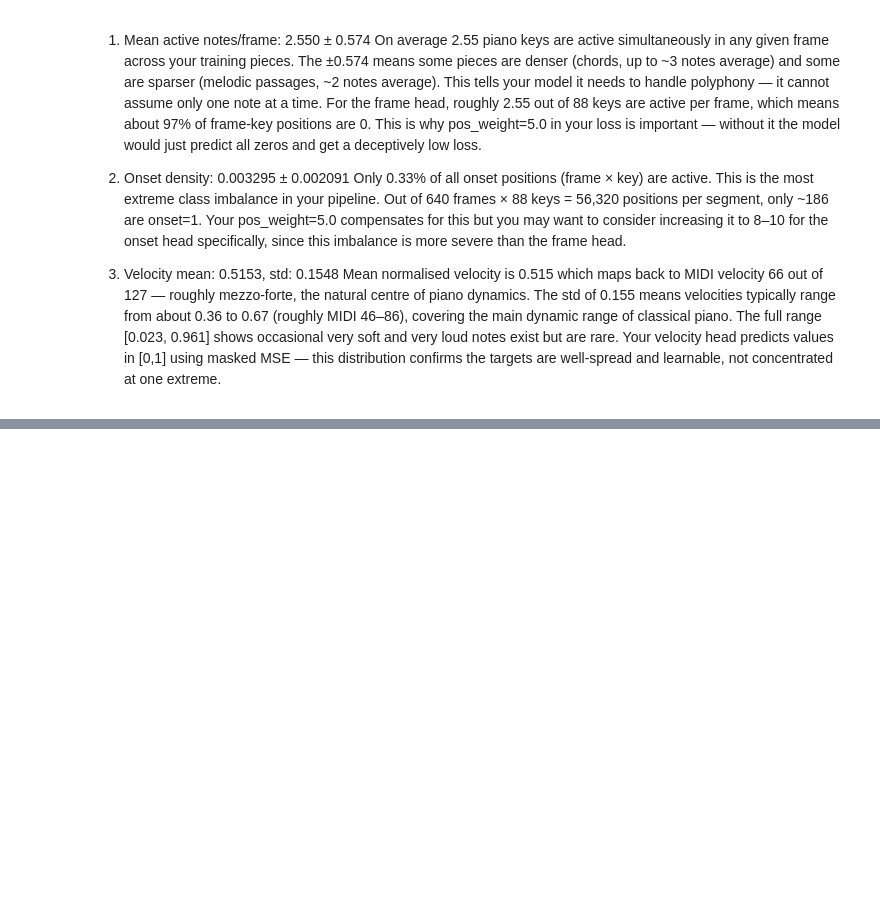
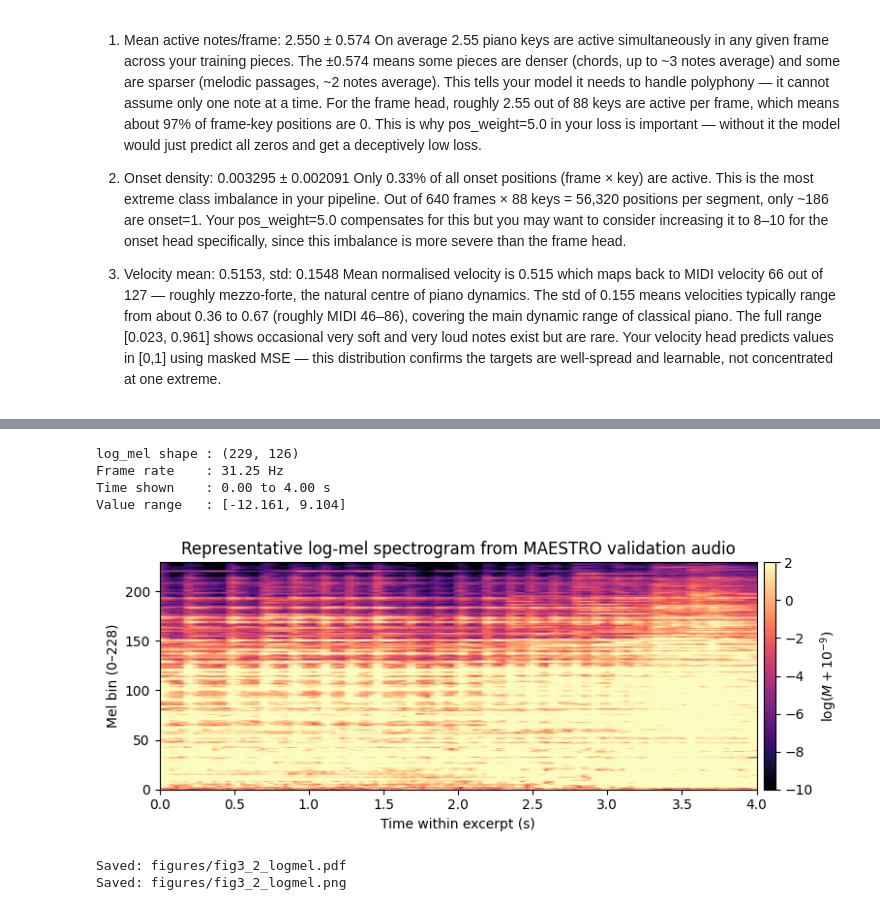
Before and after one commit to Mobinmo83/AMT_FYP, a Jupyter notebook: piano_amt/notebooks/data_exploring_verification.ipynb, the cells around one changed output, grey strips where cells are left out. Cells and saved outputs as stored; diff of their text form; code cells hidden in the pictures; blank space fills up the shorter version.

```diff
--- a/piano_amt/notebooks/data_exploring_verification.ipynb
+++ b/piano_amt/notebooks/data_exploring_verification.ipynb
@@ -406,0 +503,73 @@ Mean normalised velocity is 0.515 which maps back to MIDI velocity 66 out of 127
+# %%
+# Cell B: generate Figure 3.2 — representative real log-mel spectrogram
+
+device = torch.device("cuda" if torch.cuda.is_available() else "cpu")
+
+waveform, sr = load_audio(WAV_PATH, target_sr=SAMPLE_RATE, mono=True)
+
+i0 = int(round(START_SEC * SAMPLE_RATE))
+i1 = i0 + int(round(DURATION_S * SAMPLE_RATE))
+waveform_clip = waveform[:, i0:i1]
+
+log_mel = wav_to_log_mel(waveform_clip, device=device)
+
+# Make robust to possible tensor shape variations
+if isinstance(log_mel, torch.Tensor):
+    log_mel_np = log_mel.detach().cpu().numpy()
+else:
+    log_mel_np = np.asarray(log_mel)
+
+if log_mel_np.ndim == 3:
+    log_mel_np = log_mel_np.squeeze(0)
+
+# Expected shape: (229, T)
+assert log_mel_np.shape[0] == N_MELS, f"Expected {N_MELS} mel bins, got {log_mel_np.shape}"
+
+T = log_mel_np.shape[1]
+FRAME_RATE = SAMPLE_RATE / HOP_LENGTH
+t_axis = np.arange(T) / FRAME_RATE
+
+print(f"log_mel shape : {log_mel_np.shape}")
+print(f"Frame rate    : {FRAME_RATE:.2f} Hz")
+print(f"Time shown    : {t_axis[0]:.2f} to {t_axis[-1]:.2f} s")
+print(f"Value range   : [{log_mel_np.min():.3f}, {log_mel_np.max():.3f}]")
+
+fig, ax = plt.subplots(figsize=(8.2, 3.3))
+
+im = ax.imshow(
+    log_mel_np,
+    origin="lower",
+    aspect="auto",
+    extent=[t_axis[0], t_axis[-1], 0, N_MELS],
+    vmin=-10,
+    vmax=2,
+    cmap="magma",
+)
+
+ax.set_xlabel("Time within excerpt (s)")
+ax.set_ylabel(f"Mel bin (0–{N_MELS - 1})")
+ax.set_title("Representative log-mel spectrogram from MAESTRO validation audio")
+
+cb = fig.colorbar(im, ax=ax, pad=0.01)
+cb.set_label(r"$\log(M + 10^{-9})$")
+
+fig.tight_layout()
+
+fig3_2_pdf = f"{FIG_DIR}/fig3_2_logmel.pdf"
+fig3_2_png = f"{FIG_DIR}/fig3_2_logmel.png"
+
+fig.savefig(fig3_2_pdf, bbox_inches="tight", dpi=300)
+fig.savefig(fig3_2_png, bbox_inches="tight", dpi=300)
+
+plt.show()
+
+print(f"Saved: {fig3_2_pdf}")
+print(f"Saved: {fig3_2_png}")
+# %% [output]
+log_mel shape : (229, 126)
+Frame rate    : 31.25 Hz
+Time shown    : 0.00 to 4.00 s
+Value range   : [-12.161, 9.104]
+[figure, added]
+Saved: figures/fig3_2_logmel.pdf
+Saved: figures/fig3_2_logmel.png
```
Also changed, not shown: parts of 6 cells of this notebook.
